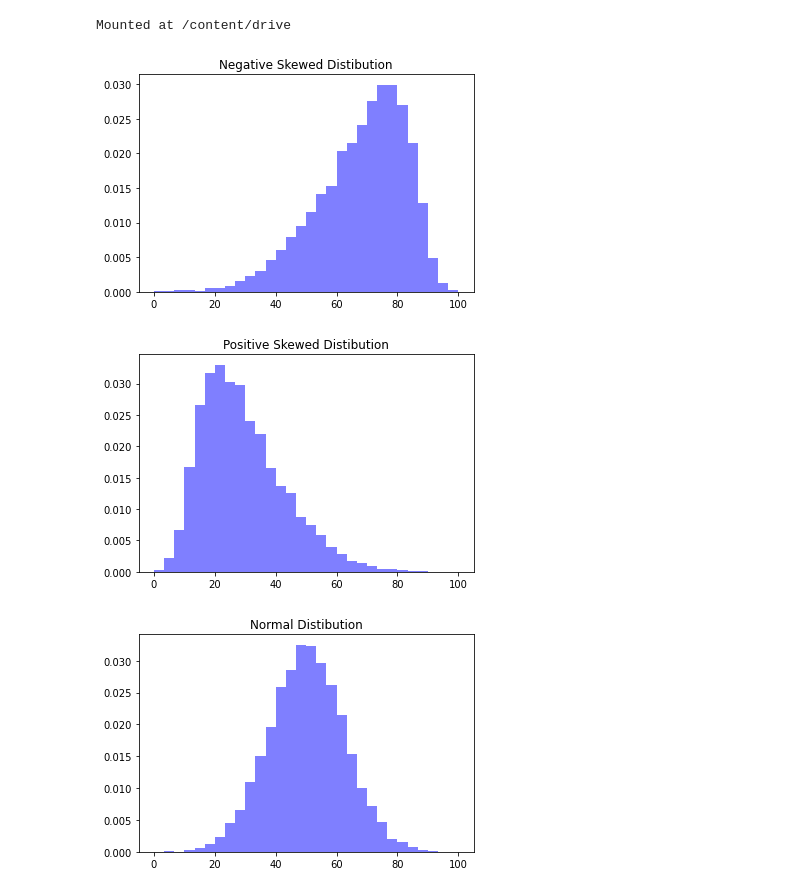
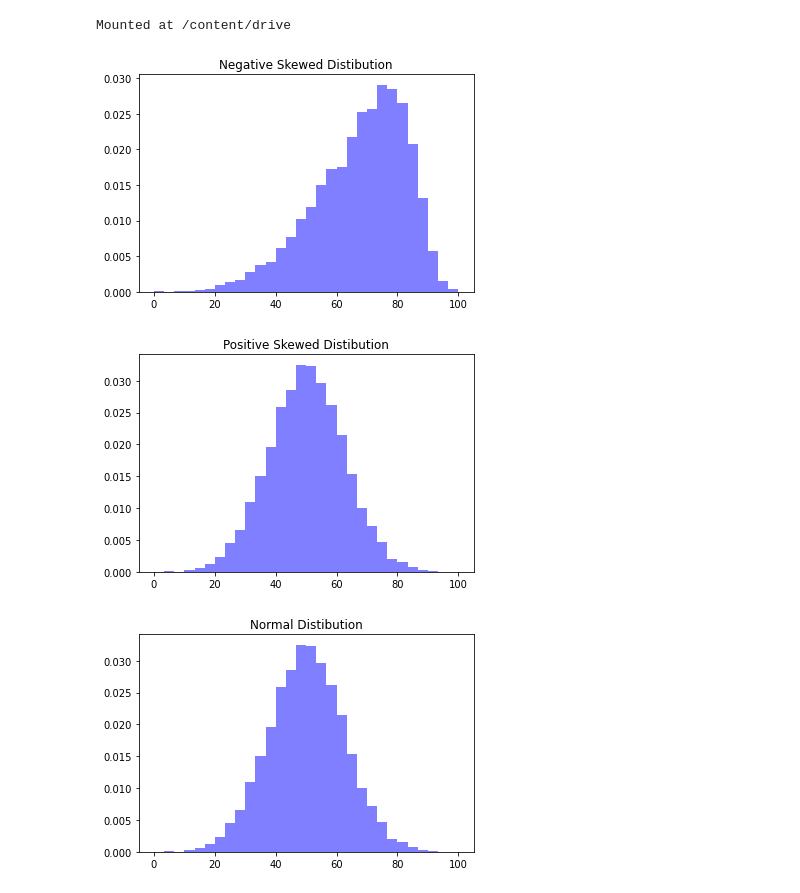
Before and after one commit to raviakasapu/thinkstats, a Jupyter notebook: Skewness_and_its_applications.ipynb, the cells around one changed output. Drawn from its saved outputs; the diff is of its cells as text; code cells hidden in the pictures.

```diff
--- a/Skewness_and_its_applications.ipynb
+++ b/Skewness_and_its_applications.ipynb
@@ -31,35 +31,35 @@ numValues = 10000
 maxValue = 100
 skewness = -5   #Negative values are left skewed, positive values are right skewed.
 
-random = skewnorm.rvs(a = skewness,loc=maxValue, size=numValues)  #Skewnorm function
+n_random = skewnorm.rvs(a = skewness,loc=maxValue, size=numValues)  #Skewnorm function
 
-random = random - min(random)      #Shift the set so the minimum value is equal to zero.
-random = random / max(random)      #Standadize all the vlues between 0 and 1.
-random = random * maxValue         #Multiply the standardized values by the maximum value.
+n_random = n_random - min(n_random)      #Shift the set so the minimum value is equal to zero.
+n_random = n_random / max(n_random)      #Standadize all the vlues between 0 and 1.
+n_random = n_random * maxValue         #Multiply the standardized values by the maximum value.
 
 #Plot histogram to check skewness
-plt.hist(random,30,density=True, color = 'blue', alpha=0.5)
+plt.hist(n_random,30,density=True, color = 'blue', alpha=0.5)
 plt.title('Negative Skewed Distibution')
 plt.show()
 # %% [output]
-[figure, old version]
+[figure, new version]
 # %%
 numValues = 10000
 maxValue = 100
 skewness = 5   #Negative values are left skewed, positive values are right skewed.
 
-random = skewnorm.rvs(a = skewness,loc=maxValue, size=numValues)  #Skewnorm function
+p_random = skewnorm.rvs(a = skewness,loc=maxValue, size=numValues)  #Skewnorm function
 
-random = random - min(random)      #Shift the set so the minimum value is equal to zero.
-random = random / max(random)      #Standadize all the vlues between 0 and 1.
-random = random * maxValue         #Multiply the standardized values by the maximum value.
+p_random = p_random - min(p_random)      #Shift the set so the minimum value is equal to zero.
+p_random = p_random / max(p_random)      #Standadize all the vlues between 0 and 1.
+p_random = p_random * maxValue         #Multiply the standardized values by the maximum value.
 
 #Plot histogram to check skewness
 plt.hist(random,30,density=True, color = 'blue', alpha=0.5)
 plt.title('Positive Skewed Distibution')
 plt.show()
 # %% [output]
-[figure, old version]
+[figure, new version]
 # %%
 numValues = 10000
 maxValue = 100
```
Also changed, not shown: parts of 2 cells of this notebook.
